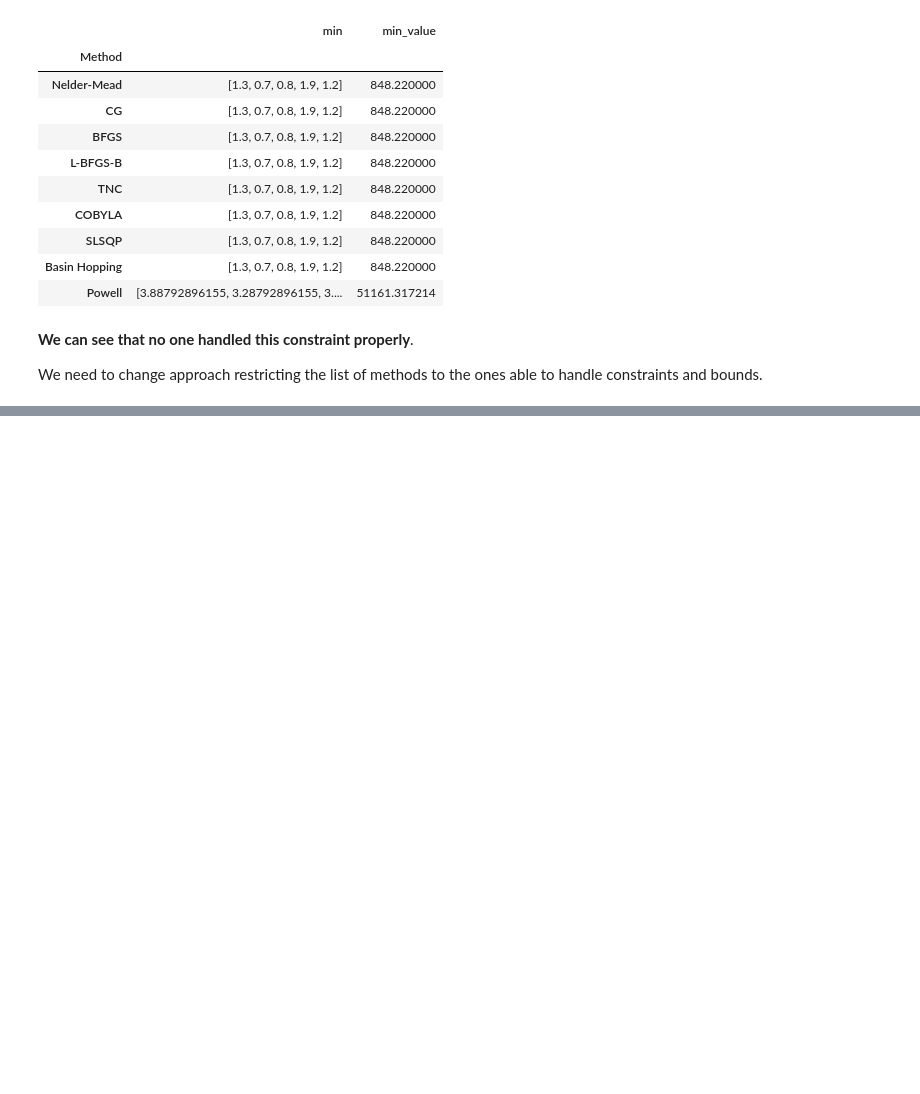
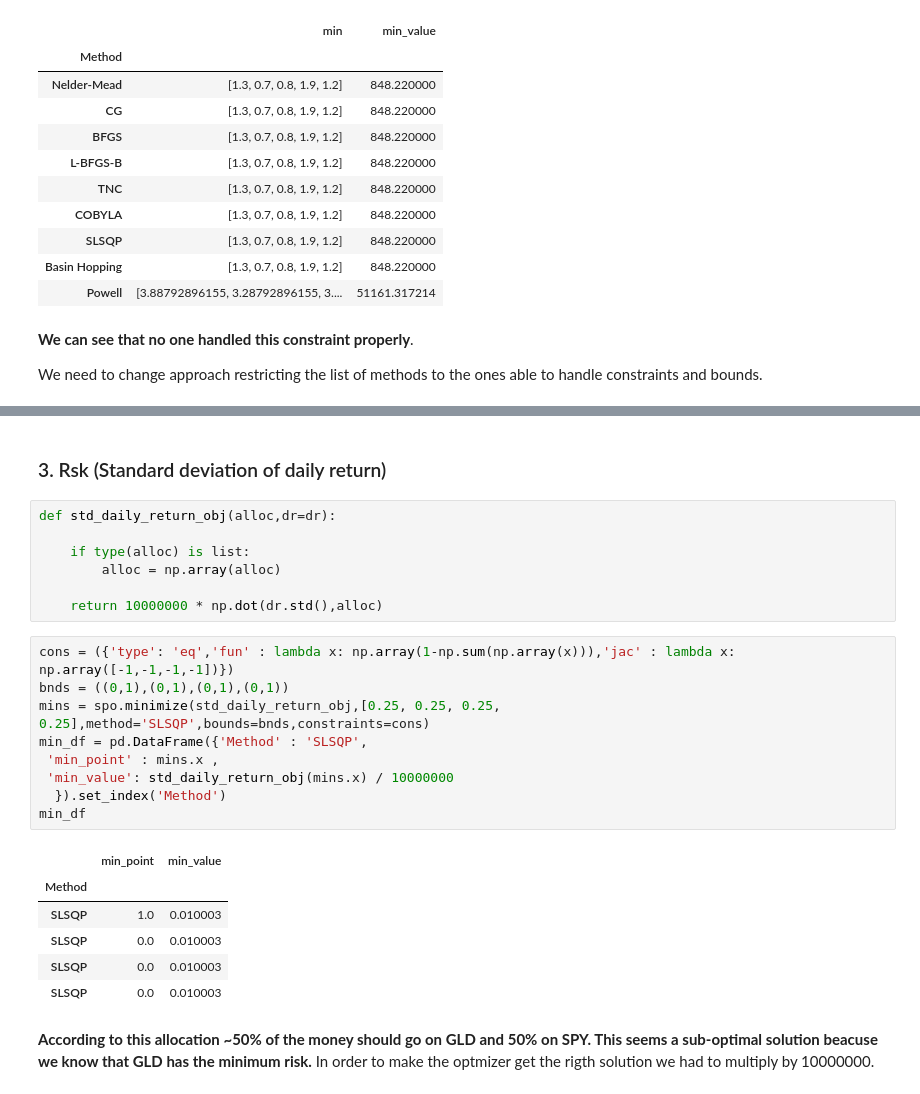
Before and after one commit to gtesei/python-for-finance-notes, a Jupyter notebook: basic_notes/2_optimizing_portfolios.ipynb, the cells around one changed output, grey strips where cells are left out. Drawn from its saved outputs; the diff is of its cells as text; blank space fills up the shorter version.

```diff
--- a/basic_notes/2_optimizing_portfolios.ipynb
+++ b/basic_notes/2_optimizing_portfolios.ipynb
@@ -336,0 +633,29 @@ We need to change approach restricting the list of methods to the ones able to h
+# %% [markdown]
+### 3. Rsk (Standard deviation of daily return)
+# %%
+def std_daily_return_obj(alloc,dr=dr):
+
+    if type(alloc) is list:
+        alloc = np.array(alloc)
+
+    return 10000000 * np.dot(dr.std(),alloc)
+# %%
+cons = ({'type': 'eq','fun' : lambda x: np.array(1-np.sum(np.array(x))),'jac' : lambda x: np.array([-1,-1,-1,-1])})
+bnds = ((0,1),(0,1),(0,1),(0,1))
+mins = spo.minimize(std_daily_return_obj,[0.25, 0.25, 0.25, 0.25],method='SLSQP',bounds=bnds,constraints=cons)
+min_df = pd.DataFrame({'Method' : 'SLSQP',
+ 'min_point' : mins.x ,
+ 'min_value': std_daily_return_obj(mins.x) / 10000000
+  }).set_index('Method')
+min_df
+# %% [output]
+|  | min_point | min_value |
+| Method |  |  |
+| SLSQP | 1.0 | 0.010003 |
+| SLSQP | 0.0 | 0.010003 |
+| SLSQP | 0.0 | 0.010003 |
+| SLSQP | 0.0 | 0.010003 |
+# %% [markdown]
+__According to this allocation ~50% of the money should go on GLD and 50% on SPY. This seems a sub-optimal solution
+beacuse we know that GLD has the minimum risk.__ In order to make the optmizer get the rigth solution we had to multiply
+by 10000000.
```
Also changed, not shown: parts of 39 cells of this notebook.
